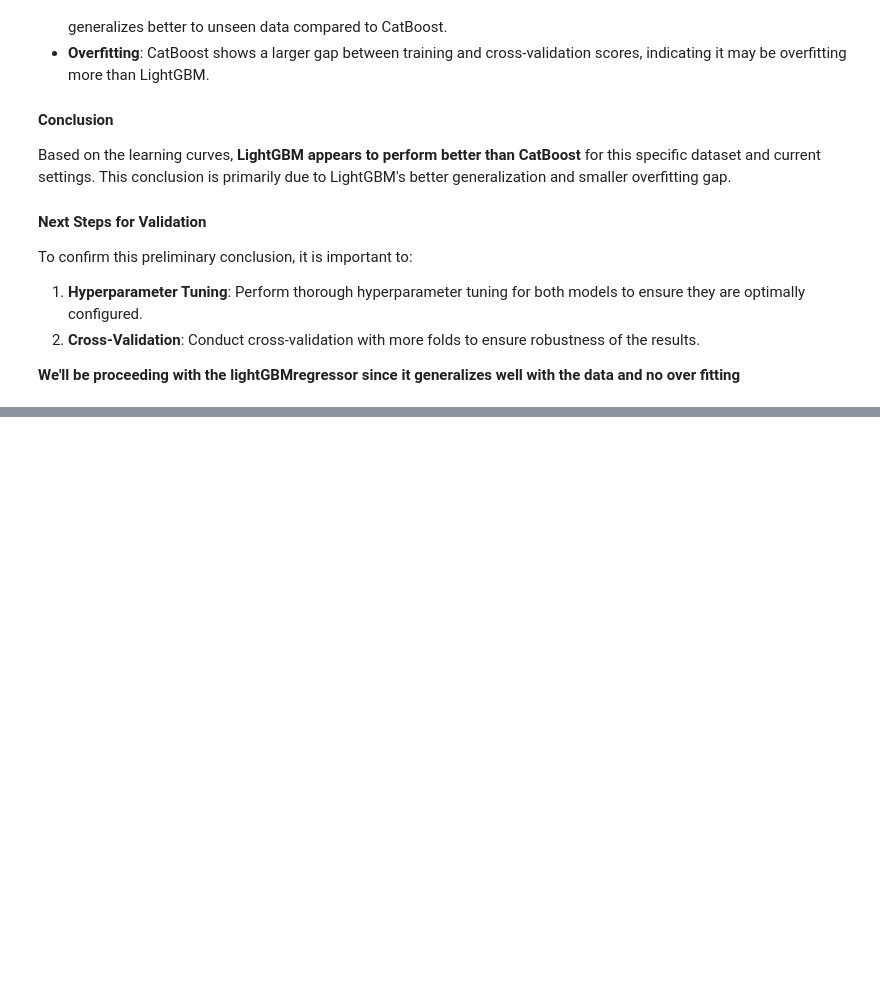
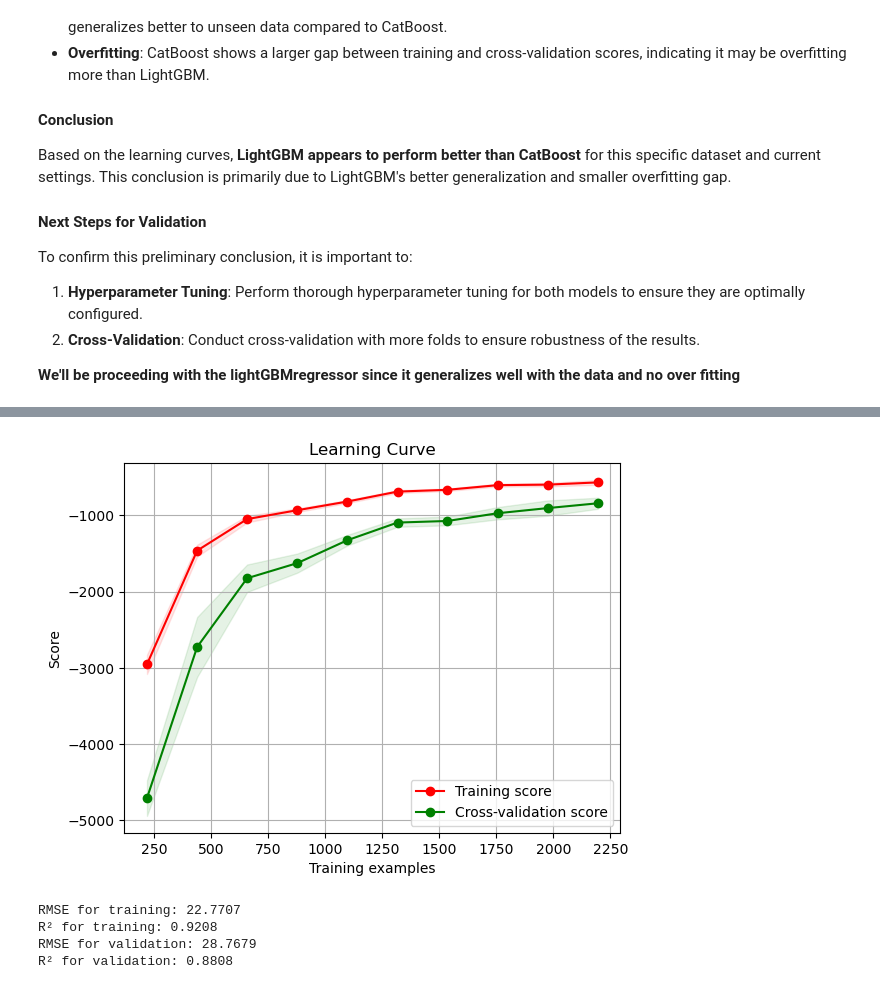
Before and after one commit to RaveEx12/cadiovascular_death, a Jupyter notebook: notebooks/cardio_model_notebook.ipynb, the cells around one changed output, grey strips where cells are left out. Cells and saved outputs as stored; diff of their text form; code cells hidden in the pictures; blank space fills up the shorter version.

```diff
--- a/notebooks/cardio_model_notebook.ipynb
+++ b/notebooks/cardio_model_notebook.ipynb
@@ -606,0 +615,8 @@ To confirm this preliminary conclusion, it is important to:
+# %%
+preprocessor = ColumnTransformer(
+    transformers=[
+        ('num', PowerTransformer(method='yeo-johnson'), numerical_features),
+        ('cat', CatBoostEncoder(cols=categorical_features), categorical_features)
+    ],
+    remainder='passthrough'
+)
@@ -606,0 +783,38 @@ To confirm this preliminary conclusion, it is important to:
+# %%
+# Evaluation
+
+def evaluate_model(model, X_train, y_train, X_test, y_test):
+    # Predict using the trained model
+    y_train_pred = model.predict(X_train)
+    y_test_pred = model.predict(X_test)
+
+    # Calculate evaluation metrics
+    rmse_train = mean_squared_error(y_train, y_train_pred, squared=False)
+    r2_train = r2_score(y_train, y_train_pred)
+    rmse_test = mean_squared_error(y_test, y_test_pred, squared=False)
+    r2_test = r2_score(y_test, y_test_pred)
+
+    print(f"RMSE for training: {rmse_train:.4f}")
+    print(f"R² for training: {r2_train:.4f}")
+    print(f"RMSE for validation: {rmse_test:.4f}")
+    print(f"R² for validation: {r2_test:.4f}")
+# %%
+def train_and_evaluate(model, X_train, y_train, X_test, y_test, plot_learning=True):
+    # Train the model
+    model.fit(X_train, y_train)
+
+    # Optionally plot the learning curve
+    if plot_learning:
+        plot_learning_curve(model, X_train, y_train)
+
+    # Evaluate the model
+    evaluate_model(model, X_train, y_train, X_test, y_test)
+# %%
+# Train and evaluate the model
+train_and_evaluate(model_pipeline, X_train, y_train, X_test, y_test)
+# %% [output]
+[figure, added]
+RMSE for training: 22.7707
+R² for training: 0.9208
+RMSE for validation: 28.7679
+R² for validation: 0.8808
```
Also changed, not shown: parts of 27 cells of this notebook, 1 other file.
